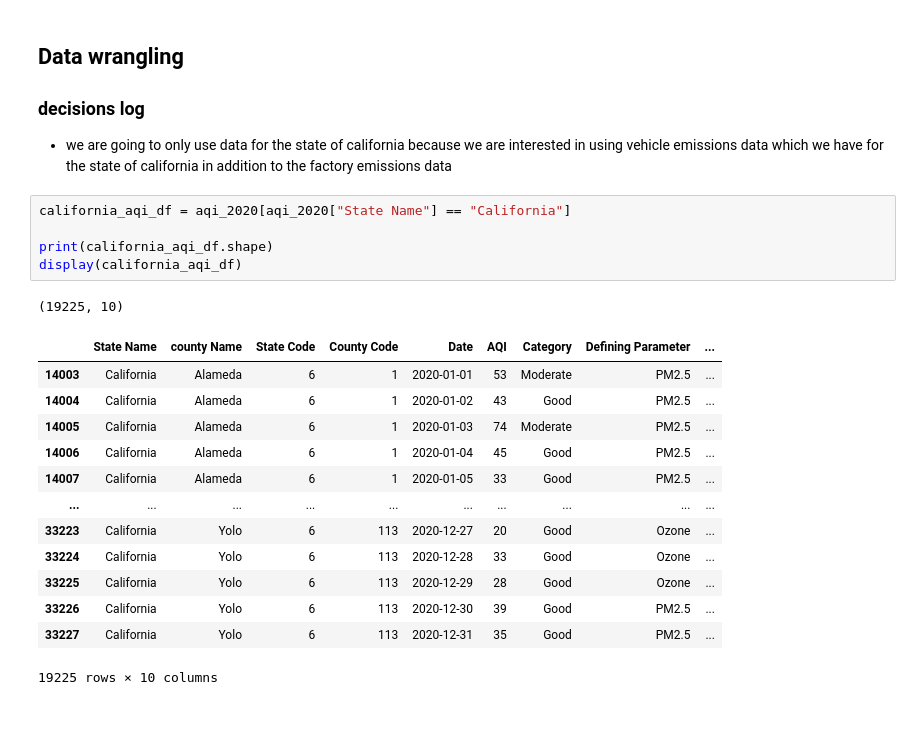
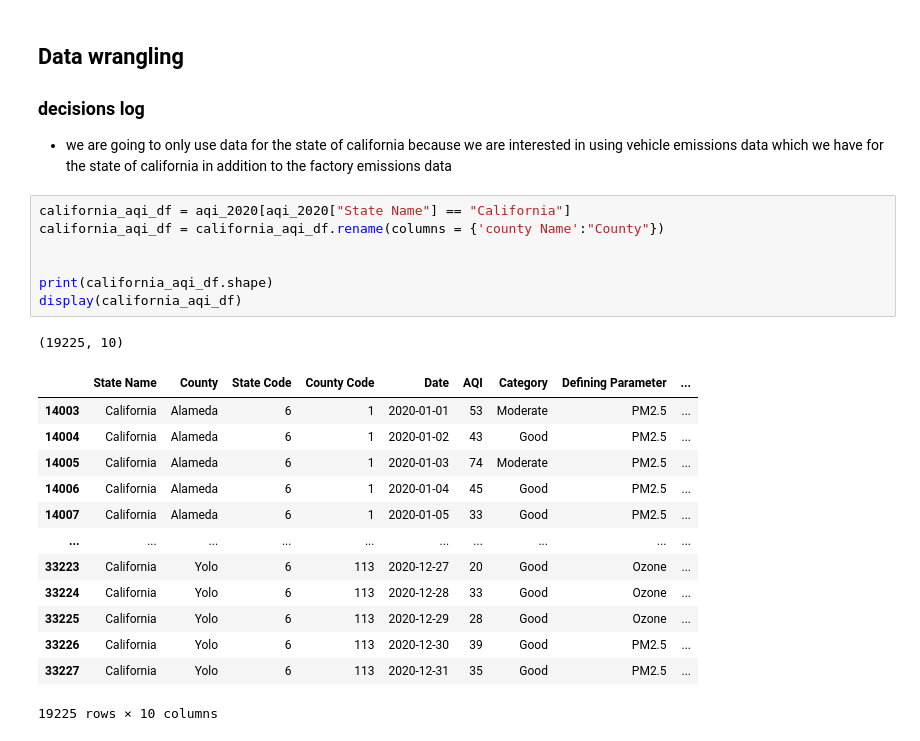
Before and after one commit to annamarieweber/AQI-predictor, a Jupyter notebook: final-project-notebook.ipynb, the cells around one changed output. Saved outputs shown, nothing was run; the diff lists cells and outputs as text.

```diff
--- a/final-project-notebook.ipynb
+++ b/final-project-notebook.ipynb
@@ -341,12 +404,14 @@ Index(['State Name', 'county Name', 'State Code', 'County Code', 'Date', 'AQI',
 - we are going to only use data for the state of california because we are interested in using vehicle emissions data which we have for the state of california in addition to the factory emissions data
 # %%
 california_aqi_df = aqi_2020[aqi_2020["State Name"] == "California"]
+california_aqi_df = california_aqi_df.rename(columns = {'county Name':"County"})
+
 
 print(california_aqi_df.shape)
 display(california_aqi_df)
 # %% [output]
 (19225, 10)
-|  | State Name | county Name | State Code | County Code | Date | AQI | Category | Defining Parameter | ... |
+|  | State Name | County | State Code | County Code | Date | AQI | Category | Defining Parameter | ... |
 | 14003 | California | Alameda | 6 | 1 | 2020-01-01 | 53 | Moderate | PM2.5 | ... |
 | 14004 | California | Alameda | 6 | 1 | 2020-01-02 | 43 | Good | PM2.5 | ... |
 | 14005 | California | Alameda | 6 | 1 | 2020-01-03 | 74 | Moderate | PM2.5 | ... |
```
Also changed, not shown: parts of 4 cells of this notebook, 1 other file.
